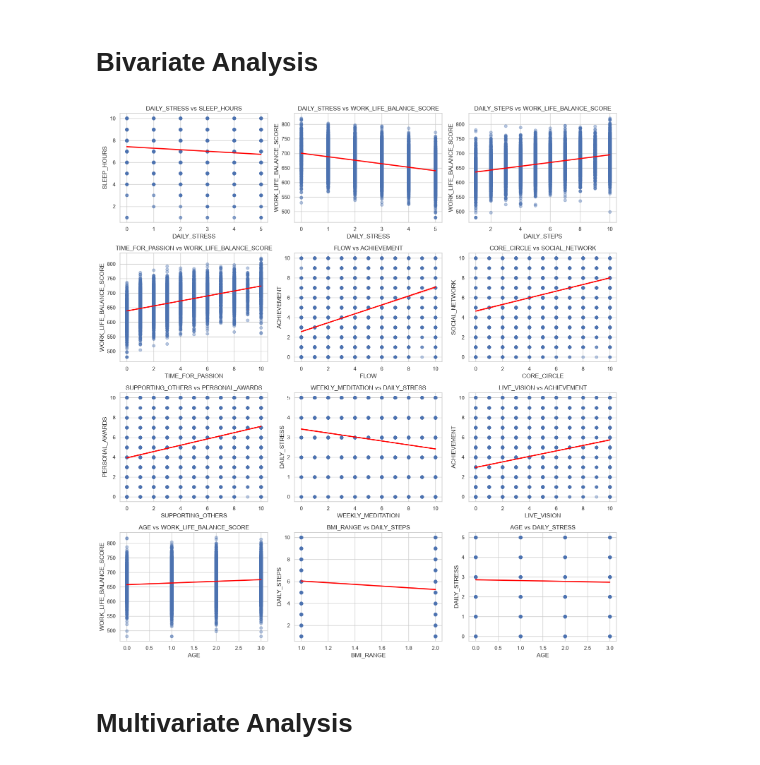
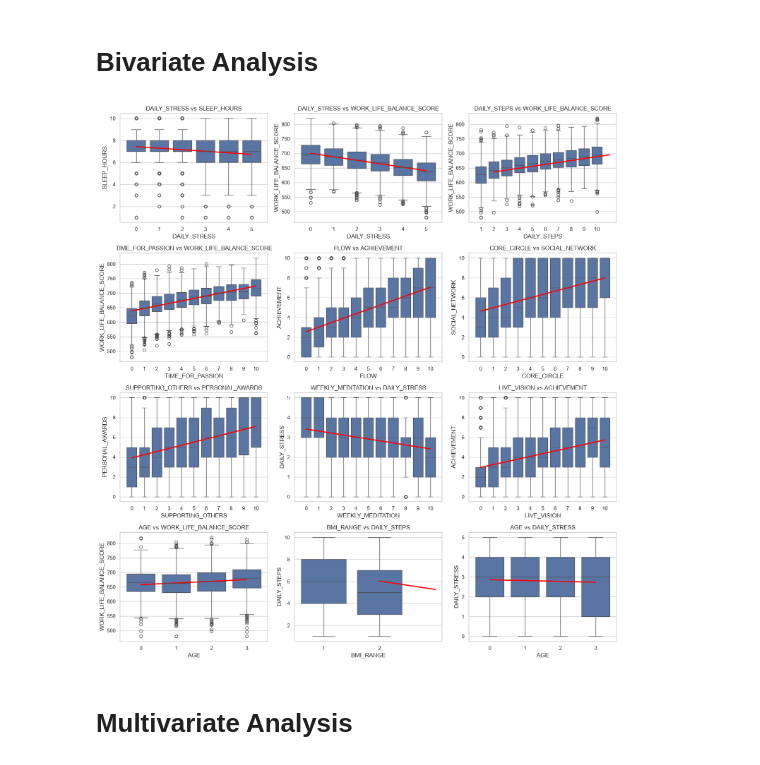
Before and after one commit to Adityaa-KC/Analyzing-the-Impact-of-Eating-Habits-and-Sedentary-Lifestyle-on-Health-Risk-Patterns, a Jupyter notebook: New Structured directory/EDA.ipynb, the cells around one changed output. Cells and saved outputs as stored; diff of their text form; code cells hidden in the pictures.

```diff
--- a/New Structured directory/EDA.ipynb
+++ b/New Structured directory/EDA.ipynb
@@ -152,27 +152,29 @@ feature_pairs = [
 # %%
 fig, axes = plt.subplots(4, 3, figsize=(15, 16))
 axes = axes.flatten()
 
 for i, (x_feature, y_feature) in enumerate(feature_pairs):
 
+    sns.boxplot(data=eda_df, x=x_feature, y=y_feature, ax=axes[i])
     sns.regplot(
         data=eda_df,
         x=x_feature,
         y=y_feature,
         scatter_kws={"alpha":0.4},
         line_kws={"color":"red"},
+        scatter=False,
         ax=axes[i]
     )
     axes[i].set_title(f"{x_feature} vs {y_feature}")
 
 # Hide any unused subplots if feature_pairs < 12
 for j in range(i + 1, len(axes)):
     fig.delaxes(axes[j])
 
 plt.tight_layout()
 plt.show()
 # %% [output]
-[figure, old version]
+[figure, new version]
 # %% [markdown]
 # Multivariate Analysis
 # %%
```
Also changed, not shown: parts of 11 cells of this notebook, 1 other file.
